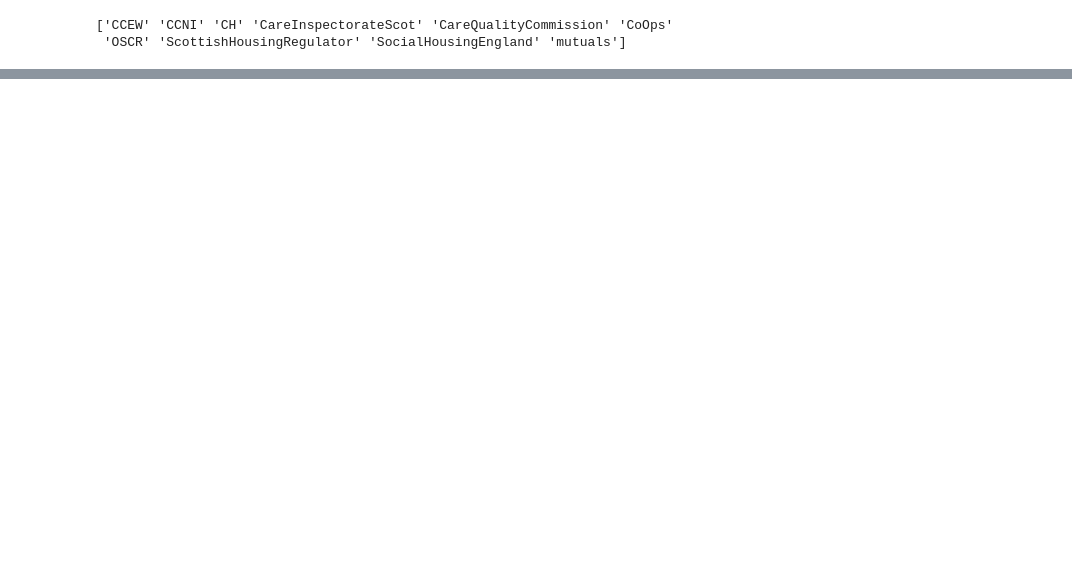
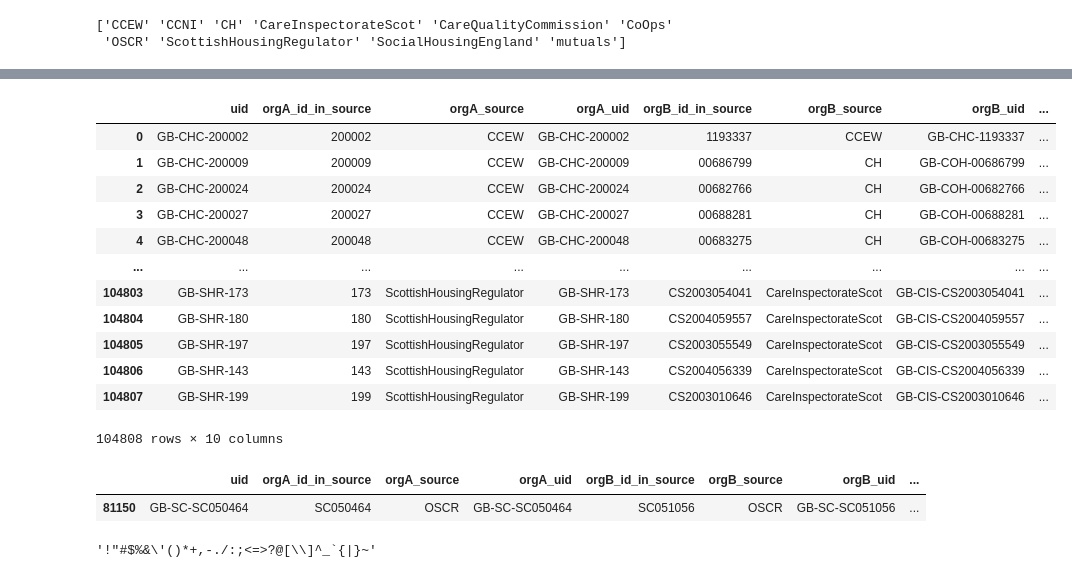
Before and after one commit to uk-third-sector-database/tso-database-builder, a Jupyter notebook: visualise/stats_and_visuals.ipynb, the cells around one changed output, grey strips where cells are left out. Cells and saved outputs as stored; diff of their text form; code cells hidden in the pictures; blank space fills up the shorter version.

```diff
--- a/visualise/stats_and_visuals.ipynb
+++ b/visualise/stats_and_visuals.ipynb
@@ -105,0 +225,13 @@ print(sources)
+# %%
+match_types_dict = {}  #
+uid_uid_match_dict = {}
+print(matches_df)
+matches_df['uid-uid'] = matches_df.apply(lambda row: '%s:%s' % tuple(sorted([row['orgA_uid'], row['orgB_uid']])), axis=1)
+#print(matches_df)
+#
+unique_uidA_uidB = set(matches_df['uid-uid'])
+#print(unique_uidA_uidB)
+print(f'Number of uniquely matched pairs of orgs in matches csv = {len(unique_uidA_uidB)} (of {matches_df.shape[0]} rows in matches csv)')
+matches_df['uid-uid'].value_counts()
+
+matches_df[matches_df['uid-uid']=='GB-CHC-1015943:GB-SHPE-A4196']
@@ -105,0 +261,16 @@ print(sources)
+# %%
+matches_df
+# %% [output]
+|  | uid | orgA_id_in_source | orgA_source | orgA_uid | orgB_id_in_source | orgB_source | orgB_uid | ... |
+| 0 | GB-CHC-200002 | 200002 | CCEW | GB-CHC-200002 | 1193337 | CCEW | GB-CHC-1193337 | ... |
+| 1 | GB-CHC-200009 | 200009 | CCEW | GB-CHC-200009 | 00686799 | CH | GB-COH-00686799 | ... |
+| 2 | GB-CHC-200024 | 200024 | CCEW | GB-CHC-200024 | 00682766 | CH | GB-COH-00682766 | ... |
+| 3 | GB-CHC-200027 | 200027 | CCEW | GB-CHC-200027 | 00688281 | CH | GB-COH-00688281 | ... |
+| 4 | GB-CHC-200048 | 200048 | CCEW | GB-CHC-200048 | 00683275 | CH | GB-COH-00683275 | ... |
+| ... | ... | ... | ... | ... | ... | ... | ... | ... |
+| 104803 | GB-SHR-173 | 173 | ScottishHousingRegulator | GB-SHR-173 | CS2003054041 | CareInspectorateScot | GB-CIS-CS2003054041 | ... |
+| 104804 | GB-SHR-180 | 180 | ScottishHousingRegulator | GB-SHR-180 | CS2004059557 | CareInspectorateScot | GB-CIS-CS2004059557 | ... |
+| 104805 | GB-SHR-197 | 197 | ScottishHousingRegulator | GB-SHR-197 | CS2003055549 | CareInspectorateScot | GB-CIS-CS2003055549 | ... |
+| 104806 | GB-SHR-143 | 143 | ScottishHousingRegulator | GB-SHR-143 | CS2004056339 | CareInspectorateScot | GB-CIS-CS2004056339 | ... |
+| 104807 | GB-SHR-199 | 199 | ScottishHousingRegulator | GB-SHR-199 | CS2003010646 | CareInspectorateScot | GB-CIS-CS2003010646 | ... |
+104808 rows × 10 columns
@@ -105,0 +280,10 @@ print(sources)
+# %%
+oscr_oscr_matches
+# %% [output]
+|  | uid | orgA_id_in_source | orgA_source | orgA_uid | orgB_id_in_source | orgB_source | orgB_uid | ... |
+| 81150 | GB-SC-SC050464 | SC050464 | OSCR | GB-SC-SC050464 | SC051056 | OSCR | GB-SC-SC051056 | ... |
+# %%
+import string
+string.punctuation
+# %% [output]
+'!"#$%&\'()*+,-./:;<=>?@[\\]^_`{|}~'
```
Also changed, not shown: parts of 14 cells of this notebook, 22 other files.
